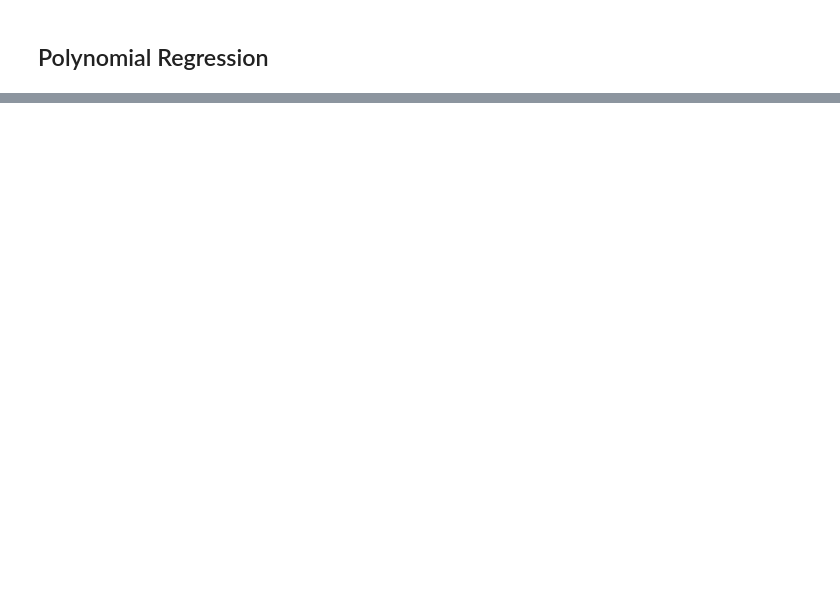
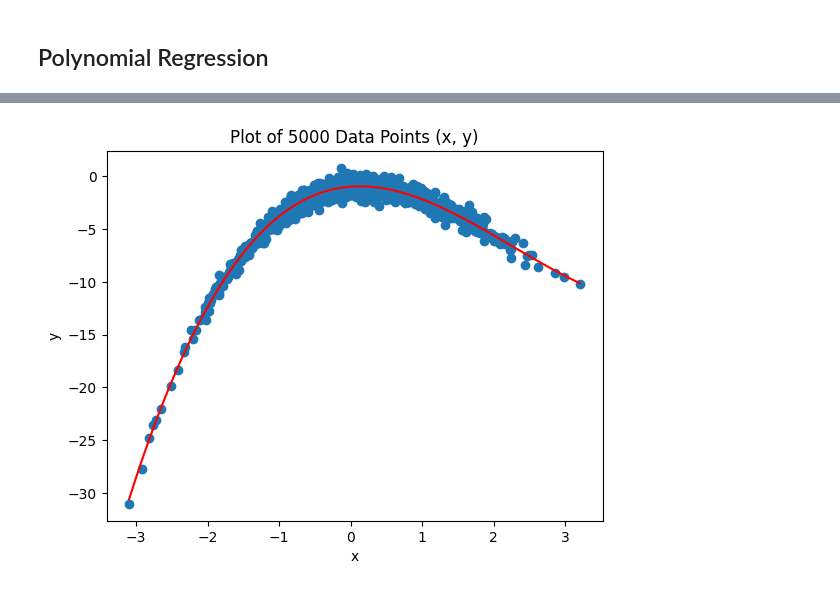
Before and after one commit to SBriguglio/COMP8610-NeuralNetworks-DeepLearning, a Jupyter notebook: Assignment1/Neural_Networks_Assignment1.ipynb, the cells around one changed output, grey strips where cells are left out. Saved outputs shown, nothing was run; the diff lists cells and outputs as text; code cells hidden in the pictures; blank space fills up the shorter version.

```diff
--- a/Assignment1/Neural_Networks_Assignment1.ipynb
+++ b/Assignment1/Neural_Networks_Assignment1.ipynb
@@ -241,0 +295,12 @@ plt.show()
+# %%
+plt.scatter(X_test, Y_test)
+x_line = np.linspace(np.min(X_test), np.max(X_test), 1000)
+y_line = model_NoCV.beta[3]*x_line**3 + model_NoCV.beta[2]*x_line**2 + model_NoCV.beta[1]*x_line + model_NoCV.beta[0]
+plt.plot(x_line, y_line, color='red')
+
+plt.title("Plot of 5000 Data Points (x, y)")
+plt.xlabel("x")
+plt.ylabel("y")
+plt.show()
+# %% [output]
+[figure, added]
```
Also changed, not shown: parts of 13 cells of this notebook.
